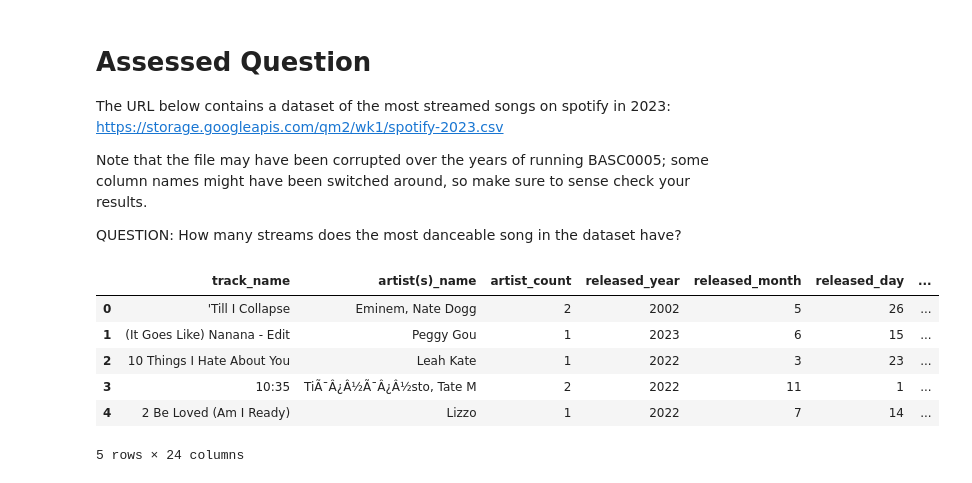
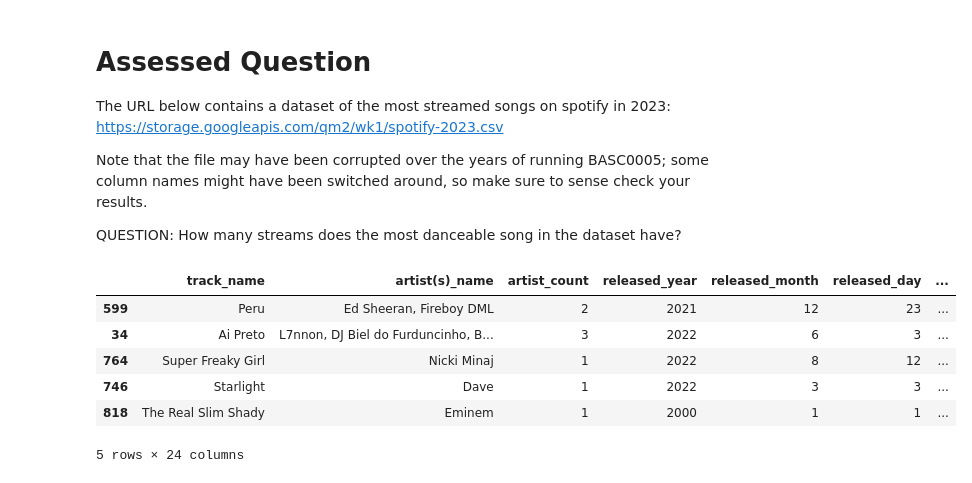
Before and after one commit to shynnnexe/QM2, a Jupyter notebook: W1_Python_Recap.ipynb, the cells around one changed output. Saved outputs shown, nothing was run; the diff lists cells and outputs as text; code cells hidden in the pictures.

Commit message:
Sorted DataFrame by danceability; rectified incorrect data assignment between 'bpm' and 'streams' columns

```diff
--- a/W1_Python_Recap.ipynb
+++ b/W1_Python_Recap.ipynb
@@ -258,14 +258,19 @@ Note that the file may have been corrupted over the years of running BASC0005; s
 
 QUESTION: How many streams does the most danceable song in the dataset have?
 # %%
-spotifyData = pandas.read_csv('https://storage.googleapis.com/qm2/wk1/spotify-2023.csv') #more complex form of a dictionary
+import pandas as pd
+import matplotlib
+%matplotlib inline
+
+spotifyData = pd.read_csv('https://storage.googleapis.com/qm2/wk1/spotify-2023.csv') #more complex form of a dictionary
+spotifyData[['bpm','streams']] = spotifyData[['streams','bpm']]
 spotifyData.head()
-#spotifyData.sort_values(by='Approx height', ascending=False).head()
+spotifyData.sort_values(by='danceability_%', ascending=False).head() #Sort the data by danceability in descending order to find the most danceable tracks
 # %% [output]
 |  | track_name | artist(s)_name | artist_count | released_year | released_month | released_day | ... |
-| 0 | 'Till I Collapse | Eminem, Nate Dogg | 2 | 2002 | 5 | 26 | ... |
-| 1 | (It Goes Like) Nanana - Edit | Peggy Gou | 1 | 2023 | 6 | 15 | ... |
-| 2 | 10 Things I Hate About You | Leah Kate | 1 | 2022 | 3 | 23 | ... |
-| 3 | 10:35 | TiÃ¯Â¿Â½Ã¯Â¿Â½sto, Tate M | 2 | 2022 | 11 | 1 | ... |
-| 4 | 2 Be Loved (Am I Ready) | Lizzo | 1 | 2022 | 7 | 14 | ... |
+| 599 | Peru | Ed Sheeran, Fireboy DML | 2 | 2021 | 12 | 23 | ... |
+| 34 | Ai Preto | L7nnon, DJ Biel do Furduncinho, B... | 3 | 2022 | 6 | 3 | ... |
+| 764 | Super Freaky Girl | Nicki Minaj | 1 | 2022 | 8 | 12 | ... |
+| 746 | Starlight | Dave | 1 | 2022 | 3 | 3 | ... |
+| 818 | The Real Slim Shady | Eminem | 1 | 2000 | 1 | 1 | ... |
 5 rows × 24 columns
```
